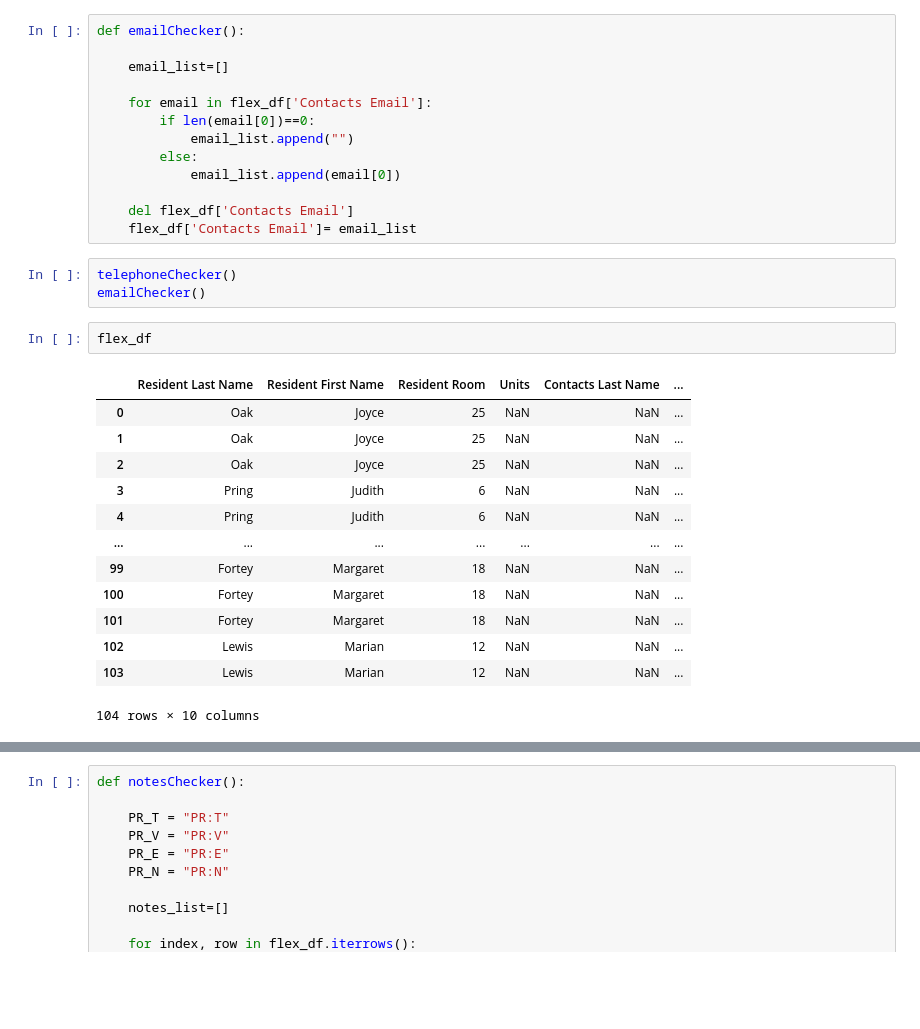
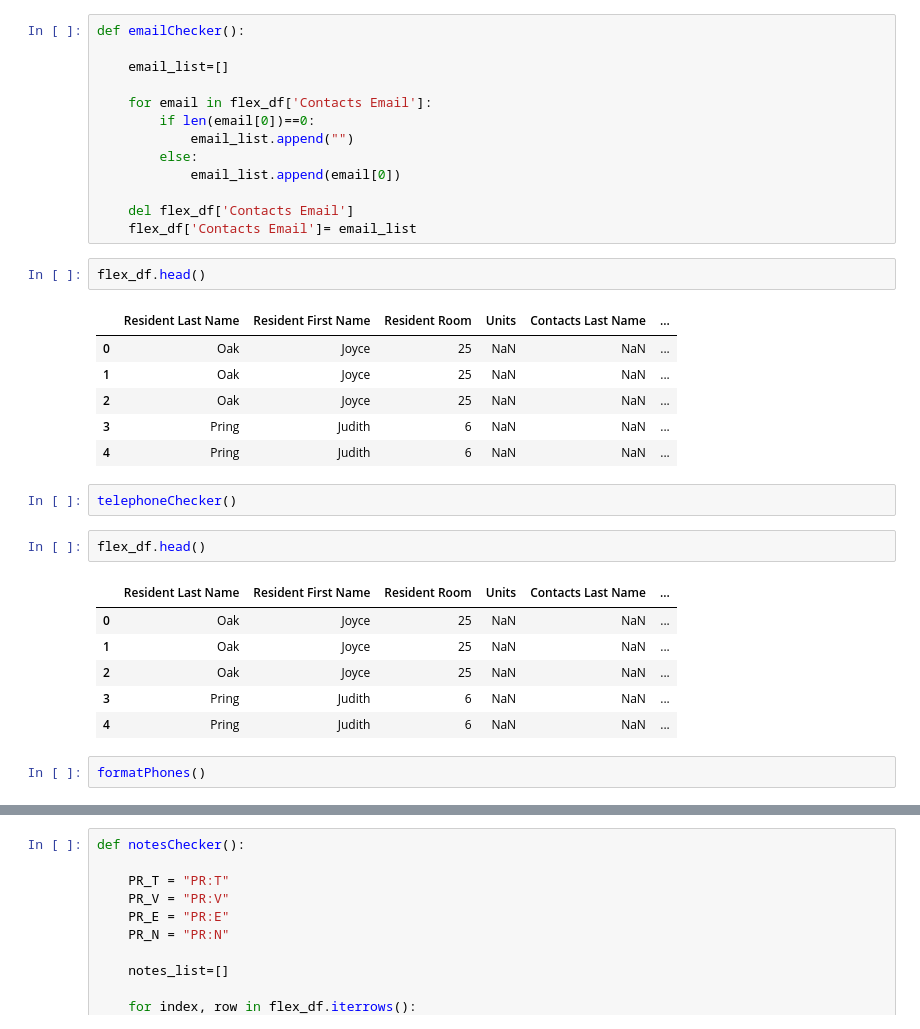
Before and after one commit to thunderbait/pcs-flex-adapter, a Jupyter notebook: Untitled1.ipynb, the cells around one changed output, grey strips where cells are left out. Saved outputs shown, nothing was run; the diff lists cells and outputs as text; blank space fills up the shorter version.

Commit message:
Changes to Phone number formatting

```diff
--- a/Untitled1.ipynb
+++ b/Untitled1.ipynb
@@ -133,22 +159,25 @@ def emailChecker():
 
     del flex_df['Contacts Email']
     flex_df['Contacts Email']= email_list
+# %%
+flex_df.head()
+# %% [output]
+|  | Resident Last Name | Resident First Name | Resident Room | Units | Contacts Last Name | ... |
+| 0 | Oak | Joyce | 25 | NaN | NaN | ... |
+| 1 | Oak | Joyce | 25 | NaN | NaN | ... |
+| 2 | Oak | Joyce | 25 | NaN | NaN | ... |
+| 3 | Pring | Judith | 6 | NaN | NaN | ... |
+| 4 | Pring | Judith | 6 | NaN | NaN | ... |
 # %%
 telephoneChecker()
-emailChecker()
 # %%
-flex_df
+flex_df.head()
 # %% [output]
 |  | Resident Last Name | Resident First Name | Resident Room | Units | Contacts Last Name | ... |
 | 0 | Oak | Joyce | 25 | NaN | NaN | ... |
 | 1 | Oak | Joyce | 25 | NaN | NaN | ... |
 | 2 | Oak | Joyce | 25 | NaN | NaN | ... |
 | 3 | Pring | Judith | 6 | NaN | NaN | ... |
 | 4 | Pring | Judith | 6 | NaN | NaN | ... |
-| ... | ... | ... | ... | ... | ... | ... |
-| 99 | Fortey | Margaret | 18 | NaN | NaN | ... |
-| 100 | Fortey | Margaret | 18 | NaN | NaN | ... |
-| 101 | Fortey | Margaret | 18 | NaN | NaN | ... |
-| 102 | Lewis | Marian | 12 | NaN | NaN | ... |
-| 103 | Lewis | Marian | 12 | NaN | NaN | ... |
-104 rows × 10 columns
+# %%
+formatPhones()
```
Also changed, not shown: parts of 4 cells of this notebook, 1 other file.
